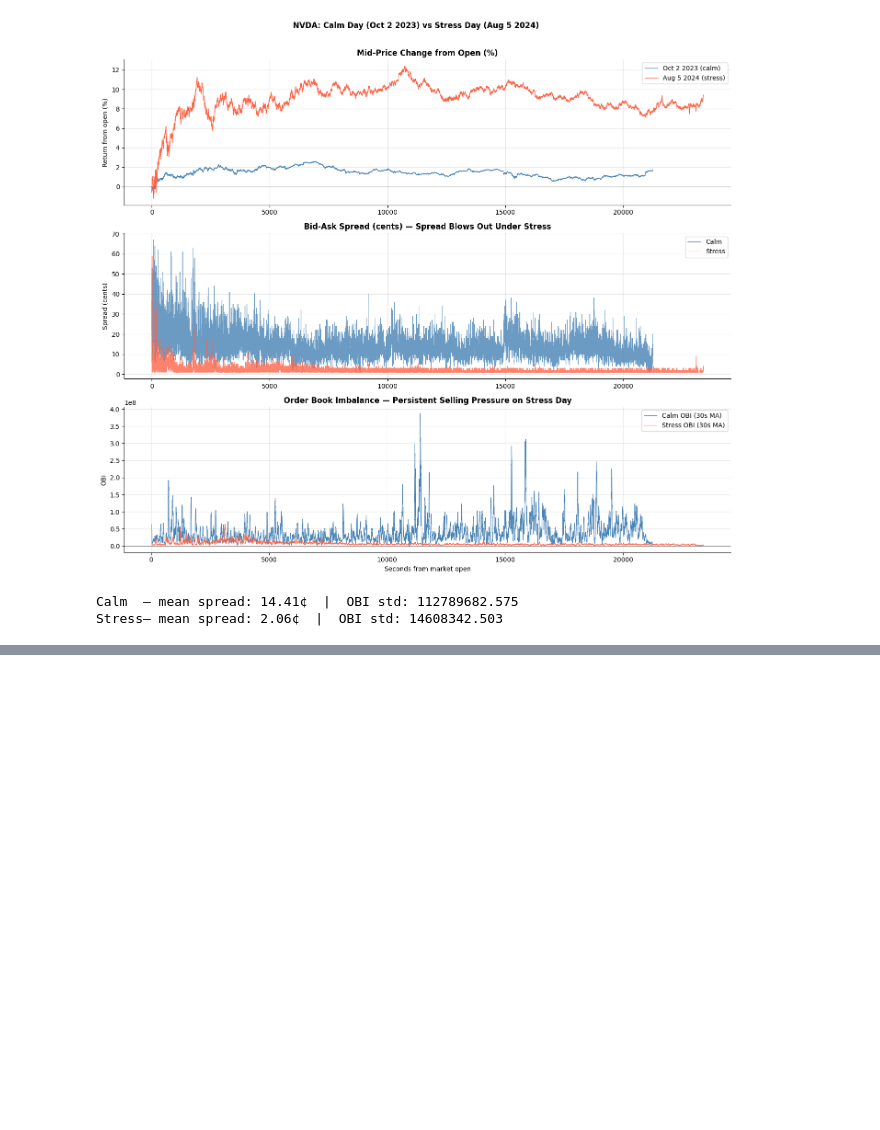
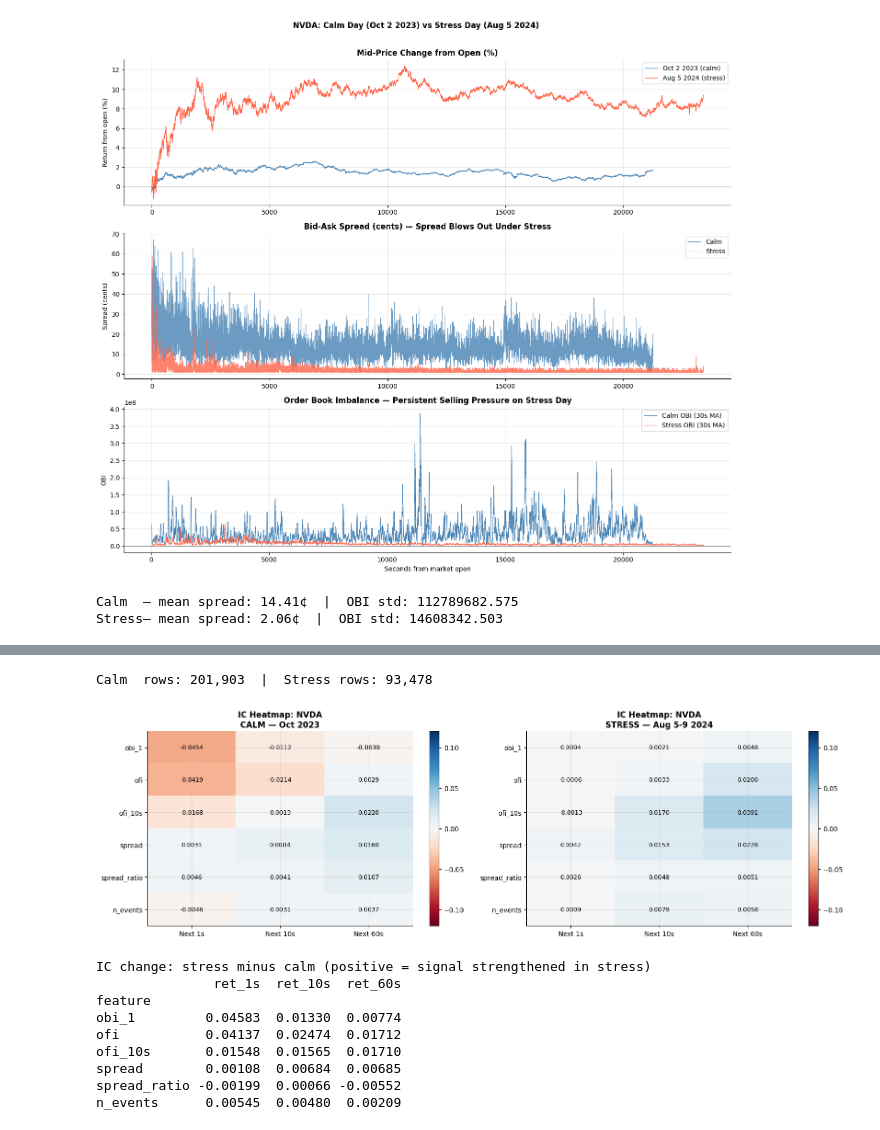
Before and after one commit to harrodyuan/DS4FE, a Jupyter notebook: DS4FE_Part4_LOB_Features.ipynb, the cells around one changed output, grey strips where cells are left out. Cells and saved outputs as stored; diff of their text form; code cells hidden in the pictures; blank space fills up the shorter version.

```diff
--- a/DS4FE_Part4_LOB_Features.ipynb
+++ b/DS4FE_Part4_LOB_Features.ipynb
@@ -487,0 +665,60 @@ The calm-versus-stress comparison makes the economic stakes concrete. On August
+# %%
+# Build feature matrix for the stress period
+nvda_stress_raw = pd.read_parquet(f'{LOB_DIR}/lob_mbp1_NVDA_stress_aug2024.parquet')
+nvda_stress_raw.index = nvda_stress_raw.index.tz_convert('US/Eastern')
+
+nvda_stress_feat = build_lob_features(nvda_stress_raw)
+print(f'Calm  rows: {len(nvda_feat):,}  |  Stress rows: {len(nvda_stress_feat):,}')
+
+# Compute IC for both periods
+def compute_ic(feat_df, features, targets):
+    rows = []
+    for feat in features:
+        row = {'feature': feat}
+        for tgt in targets:
+            valid = feat_df[[feat, tgt]].dropna()
+            ic, _ = stats.spearmanr(valid[feat], valid[tgt])
+            row[tgt] = ic
+        rows.append(row)
+    return pd.DataFrame(rows).set_index('feature')
+
+ic_calm   = compute_ic(nvda_feat,        FEATURE_COLS, TARGET_COLS)
+ic_stress = compute_ic(nvda_stress_feat, FEATURE_COLS, TARGET_COLS)
+
+# Side-by-side comparison
+fig, axes = plt.subplots(1, 2, figsize=(16, 5))
+
+for ax, (ic, title, cmap) in zip(axes, [
+    (ic_calm,   'CALM — Oct 2023',       'RdBu'),
+    (ic_stress, 'STRESS — Aug 5-9 2024', 'RdBu'),
+]):
+    vals = ic[TARGET_COLS]
+    im = ax.imshow(vals.values, cmap=cmap, vmin=-0.12, vmax=0.12, aspect='auto')
+    ax.set_xticks(range(len(TARGET_COLS)))
+    ax.set_xticklabels(['Next 1s', 'Next 10s', 'Next 60s'], fontsize=10)
+    ax.set_yticks(range(len(FEATURE_COLS)))
+    ax.set_yticklabels(FEATURE_COLS, fontsize=10)
+    for i in range(len(FEATURE_COLS)):
+        for j in range(len(TARGET_COLS)):
+            ax.text(j, i, f'{vals.iloc[i,j]:.4f}', ha='center', va='center', fontsize=9,
+                    color='white' if abs(vals.iloc[i,j]) > 0.06 else 'black')
+    plt.colorbar(im, ax=ax)
+    ax.set_title(f'IC Heatmap: NVDA\n{title}', fontweight='bold')
+
+plt.tight_layout()
+plt.show()
+
+print('\nIC change: stress minus calm (positive = signal strengthened in stress)')
+print((ic_stress[TARGET_COLS] - ic_calm[TARGET_COLS]).round(5))
+# %% [output]
+Calm  rows: 201,903  |  Stress rows: 93,478
+[figure, added]
+IC change: stress minus calm (positive = signal strengthened in stress)
+               ret_1s  ret_10s  ret_60s
+feature
+obi_1         0.04583  0.01330  0.00774
+ofi           0.04137  0.02474  0.01712
+ofi_10s       0.01548  0.01565  0.01710
+spread        0.00108  0.00684  0.00685
+spread_ratio -0.00199  0.00066 -0.00552
+n_events      0.00545  0.00480  0.00209
```
Also changed, not shown: parts of 11 cells of this notebook.
